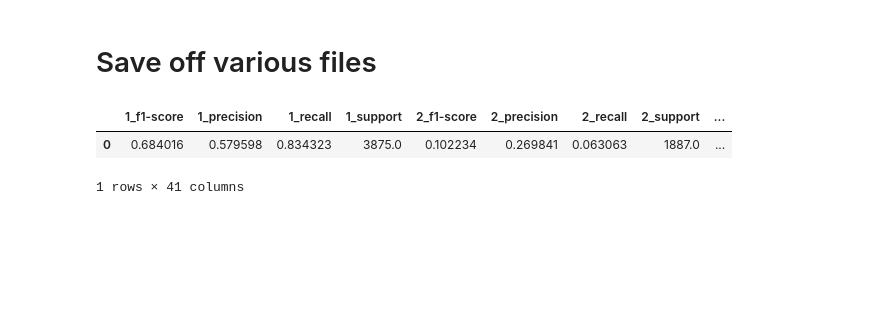
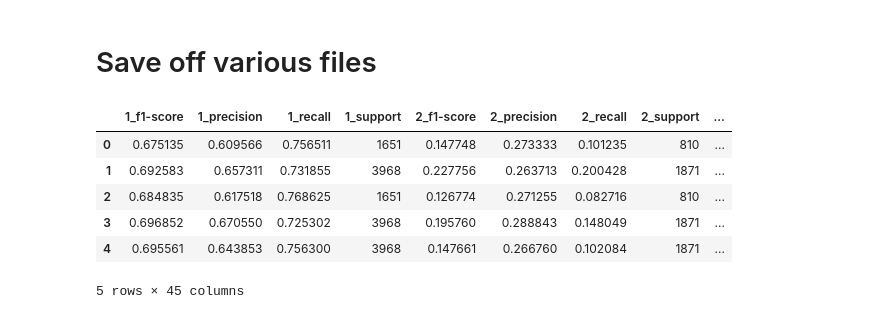
Before and after one commit to sv650s/sb-capstone, a Jupyter notebook: DNN_384_384-word2vec5-prototype.ipynb, the cells around one changed output. Cells and saved outputs as stored; diff of their text form; code cells hidden in the pictures; blank space fills up the shorter version.

```diff
--- a/DNN_384_384-word2vec5-prototype.ipynb
+++ b/DNN_384_384-word2vec5-prototype.ipynb
@@ -53,15 +53,16 @@ import os
 Using TensorFlow backend.
 # %%
 DATE_FORMAT = '%Y-%m-%d'
+TIME_FORMAT = '%Y-%m-%d %H:%M:%S'
 DATA_DIR = "dataset/feature_files"
 DATA_FILE = "review_body-word2vec5-111909-512-nolda.csv"
 MODEL_NAME = "DNN_384_384"
 FEATURE_COLUMN = "star_rating"
 directory, INBASENAME = fu.get_dir_basename(DATA_FILE)
-DESCRIPTION = f"{INBASENAME}-nosmote-{MODEL_NAME}-{FEATURE_COLUMN}"
-MODEL_FILE = f"models/{datetime.now().strftime(DATE_FORMAT)}-{DESCRIPTION}.h5"
-NETWORK_HISTORY_FILE = f'models/{datetime.now().strftime(DATE_FORMAT)}-{DESCRIPTION}-history.pkl'
-REPORT_FILE = f"reports/2019-06-18-NN_notebook_protype-report.csv"
+DESCRIPTION = f"{MODEL_NAME}-{INBASENAME}-nosmote-{FEATURE_COLUMN}"
+MODEL_FILE = f"models/{DESCRIPTION}.h5"
+NETWORK_HISTORY_FILE = f'models/{DESCRIPTION}-history.pkl'
+REPORT_FILE = f"reports/{datetime.now().strftime(DATE_FORMAT)}-NN_notebook_protype-report.csv"
 # %%
 df = pd.read_csv(f"{DATA_DIR}/{DATA_FILE}")
 rating = df[FEATURE_COLUMN]
@@ -270,19 +271,25 @@ flattened["test_examples"] = x_test.shape[0]
 flattened["test_features"] = x_test.shape[1]
 flattened["train_examples"] = x_train.shape[0]
 flattened["train_features"] = x_train.shape[1]
+flattened["normalization"] = "batch"
 flattened["status"] = "success"
+flattened["status_date"] = datetime.now().strftime(TIME_FORMAT)
 # %%
 exists = os.path.isfile(REPORT_FILE)
 if exists:
-    report_df.read_csv(REPORT_FILE)
+    report_df = pd.read_csv(REPORT_FILE)
 else:
     report_df = pd.DataFrame()
 
 report_df = report_df.append(flattened, ignore_index=True)
 report_df.head()
 # %% [output]
 |  | 1_f1-score | 1_precision | 1_recall | 1_support | 2_f1-score | 2_precision | 2_recall | 2_support | ... |
-| 0 | 0.684016 | 0.579598 | 0.834323 | 3875.0 | 0.102234 | 0.269841 | 0.063063 | 1887.0 | ... |
+| 0 | 0.675135 | 0.609566 | 0.756511 | 1651 | 0.147748 | 0.273333 | 0.101235 | 810 | ... |
+| 1 | 0.692583 | 0.657311 | 0.731855 | 3968 | 0.227756 | 0.263713 | 0.200428 | 1871 | ... |
+| 2 | 0.684835 | 0.617518 | 0.768625 | 1651 | 0.126774 | 0.271255 | 0.082716 | 810 | ... |
+| 3 | 0.696852 | 0.670550 | 0.725302 | 3968 | 0.195760 | 0.288843 | 0.148049 | 1871 | ... |
+| 4 | 0.695561 | 0.643853 | 0.756300 | 3968 | 0.147661 | 0.266760 | 0.102084 | 1871 | ... |
-1 rows × 41 columns
+5 rows × 45 columns
 # %%
 report_df.to_csv(REPORT_FILE)
```
Also changed, not shown: parts of 6 cells of this notebook, 5 other files.
